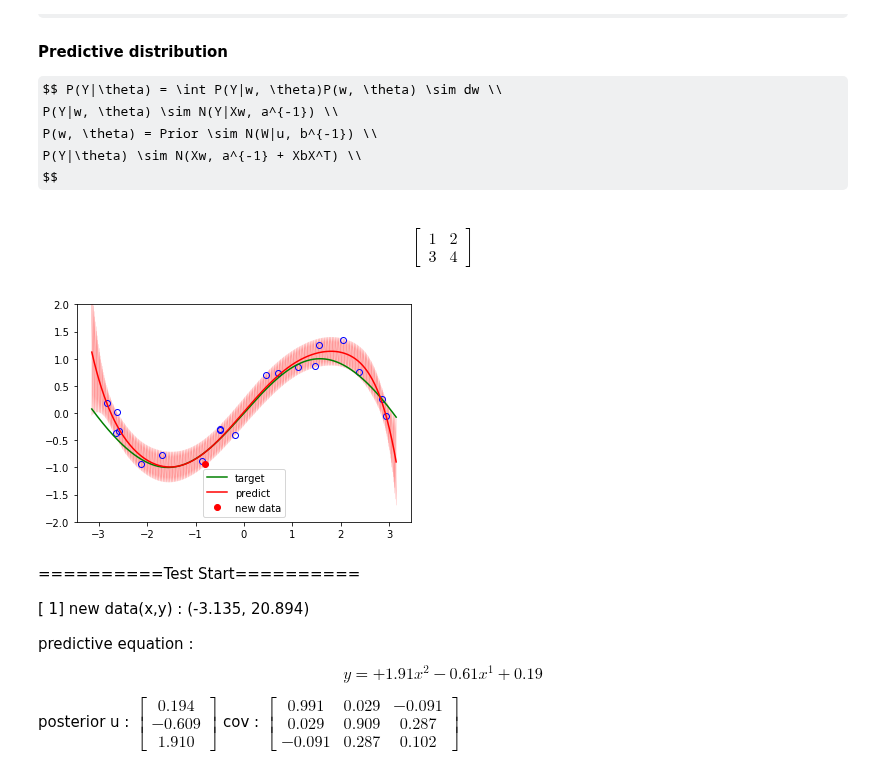
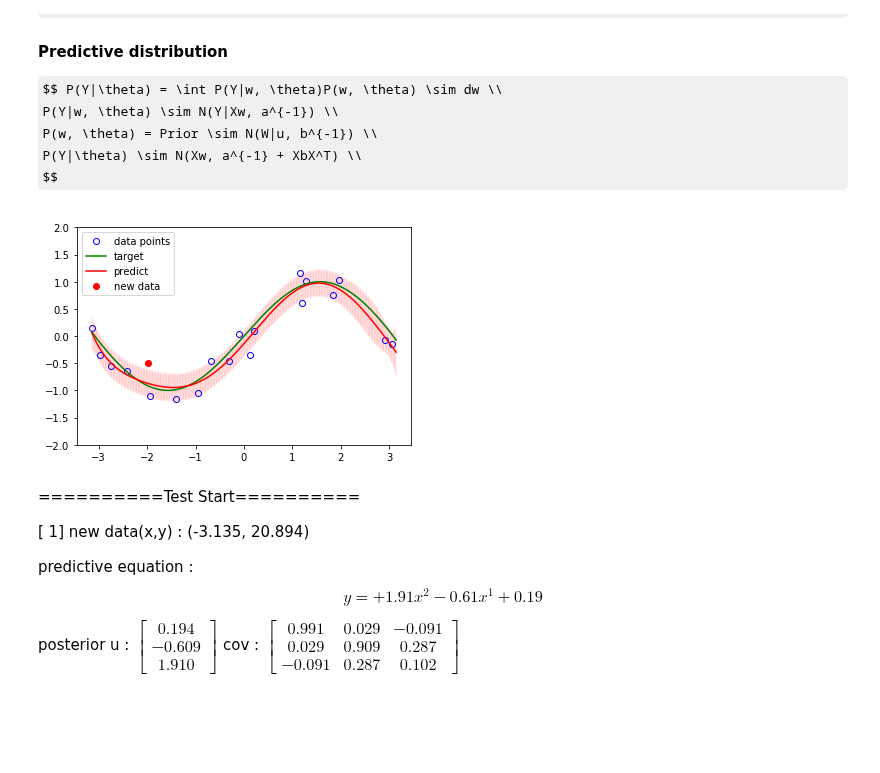
Before and after one commit to csielee/2018ML, a Jupyter notebook: HW3/HW3.ipynb, the cells around one changed output. Cells and saved outputs as stored; diff of their text form; code cells hidden in the pictures; some formulas as TeX source; blank space fills up the shorter version.

```diff
--- a/HW3/HW3.ipynb
+++ b/HW3/HW3.ipynb
@@ -269,0 +279,17 @@ plt.show()
+# %%
+# test input parameter
+test_u = 10
+test_v = 10
+test_times = 1000
+test_converge = 10**-3
+test_ess = [NaiveEstimate, WelfordEstimate]
+# %%
+%%time
+
+for test_es in test_ess:
+    test_outputs, test_errors,_ = test_SqeuentialEstimate(es=test_es, u=test_u, v=test_v, converge_threshold=test_converge, times=test_times, output_rate=-1)
+    plt.hist(test_outputs, 100, label="test u:{:.3f},v:{:.3f}, error u:{:.3f}".format(Mean(test_outputs), Variance(test_outputs), Mean(test_errors)))
+
+    plt.title(str(test_es))
+    plt.legend()
+    plt.show()
@@ -291,9 +322,6 @@ P(Y|w, \theta) \sim N(Y|Xw, a^{-1}) \\
 P(w, \theta) = Prior \sim N(W|u, b^{-1}) \\
 P(Y|\theta) \sim N(Xw, a^{-1} + XbX^T) \\
 $$
-# %% [markdown]
-$$ \begin{bmatrix} 1&2\\3&4 \end{bmatrix}
-$$
 # %%
 from MatrixOP import *
 from Polynomial import *
@@ -398,7 +426,7 @@ def ShowPredictiveDistribution(a, w, b, plotline, datas, new_data=None):
 
     # one line
     plt.plot(crossAddList(plotline['x'] , plotline['x']), crossAddList(list(map(lambda x:x[0]-x[1], zip(predict_y,predict_var))) , list(map(lambda x:x[0]+x[1], zip(predict_y,predict_var)))), 'r', linewidth=0.05)
-    plt.plot(datas['x'], datas['y'], 'bo', markerfacecolor='none')
+    plt.plot(datas['x'], datas['y'], 'bo', markerfacecolor='none', label='data points')
 
     plt.plot(plotline['x'], plotline['y'], 'g', label='target')
     plt.plot(plotline['x'], predict_y, 'r', label='predict')
@@ -446,6 +474,10 @@ def test_BaysianLinearRegression(
         prev_u, prev_b = BLR.send(True)
 
         mylog.info("\n"+"="*10+"Test Start"+"="*10+"\n")
+
+        # plot
+        if target_y:
+            ShowPredictiveDistribution(likelihood_a, prev_u, prev_b,{'x':plot_x,'y':target_y},{'x':[],'y':[]})
 
         for regression in BLR:
             iter_count += 1
@@ -506,25 +538,27 @@ def test_BaysianLinearRegression(
 # %%
 #%%time
 # one test data w = [0, 0, 0, 0.01]
 # input parameter
 error_v = 0.01
 w = [0, 1, 0, -1/6,0,1/120,0,-1/5040]
 n = 8
 
 # n*n
 prior_b = tranpose_matrix(unit_matrix(n=n))
 # n*1
 prior_u = [[0] for _ in range(n)]
 # likelihood gaussian variance
 likelihood_a = (10**1)*2
 error_v = 1/likelihood_a
+x_range = (-math.pi, math.pi)
+#x_range = (-10, 10)
 
-dg = PolynomialDataGenerator(n, error_v, w, (-math.pi, math.pi))
+dg = PolynomialDataGenerator(n, error_v, w, x_range)
 blr = BaysianLinearRegression(dg, likelihood_a, prior_u, prior_b)
 target_e = polynomial_equation(w)
-_, _ = test_BaysianLinearRegression(blr, target_e,converge_threshold=10**-3,times=1, max_iter=20, output_rate=1, x_contrain=(-math.pi, math.pi), likelihood_a=likelihood_a)
+_, _ = test_BaysianLinearRegression(blr, target_e,converge_threshold=10**-3,times=1, max_iter=20, output_rate=1, x_contrain=x_range, likelihood_a=likelihood_a)
 # %% [output]
-[figure, old version]
+[figure, new version]
 # %%
 error_v = 1
 w = [5, 4, 3]
```
Also changed, not shown: parts of 7 cells of this notebook.
